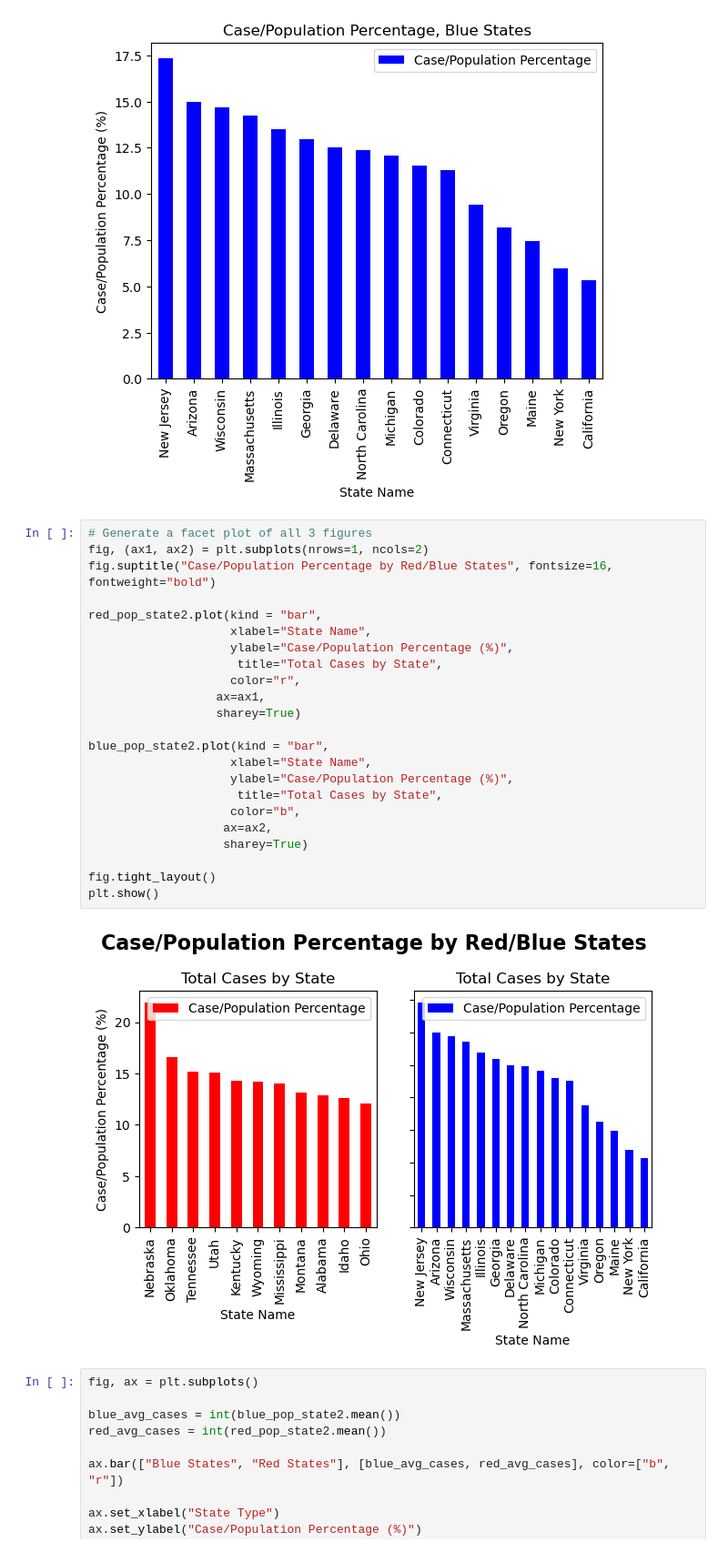
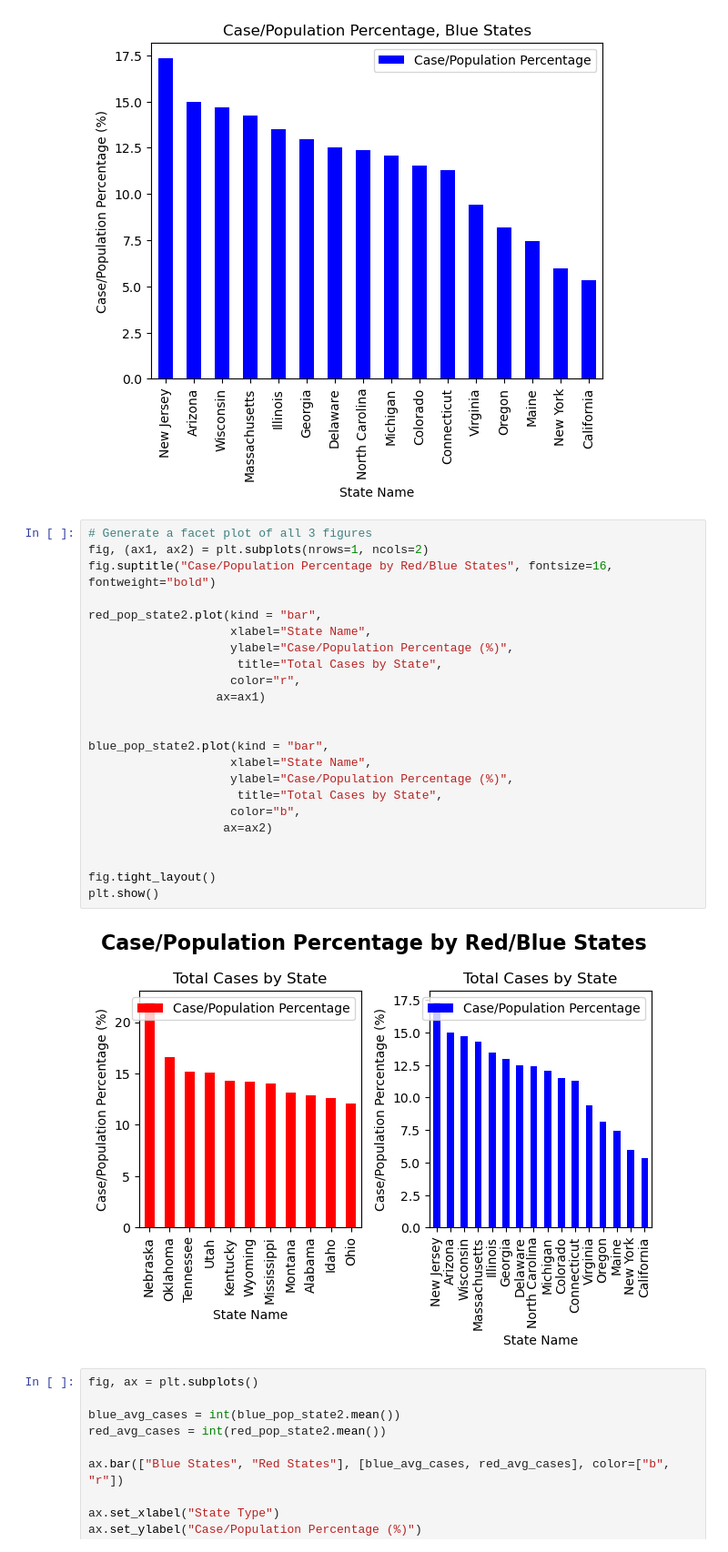
Before and after one commit to laurajanefaulds/project1, a Jupyter notebook: covid_data.ipynb, the cells around one changed output. Shown at 91% size. Cells and saved outputs as stored; diff of their text form.

Commit message:
all plots

```diff
--- a/covid_data.ipynb
+++ b/covid_data.ipynb
@@ -510,28 +510,28 @@ plt.show()
 # %%
 # Generate a facet plot of all 3 figures
 fig, (ax1, ax2) = plt.subplots(nrows=1, ncols=2)
 fig.suptitle("Case/Population Percentage by Red/Blue States", fontsize=16, fontweight="bold")
 
 red_pop_state2.plot(kind = "bar",
                     xlabel="State Name",
                     ylabel="Case/Population Percentage (%)",
                      title="Total Cases by State",
                     color="r",
-                  ax=ax1,
-                  sharey=True)
+                  ax=ax1)
+
 
 blue_pop_state2.plot(kind = "bar",
                     xlabel="State Name",
                     ylabel="Case/Population Percentage (%)",
                      title="Total Cases by State",
                     color="b",
-                   ax=ax2,
-                   sharey=True)
+                   ax=ax2)
+
 
 fig.tight_layout()
 plt.show()
 # %% [output]
-[figure, old version]
+[figure, new version]
 # %%
 fig, ax = plt.subplots()
 
```
Also changed, not shown: parts of 5 cells of this notebook.
